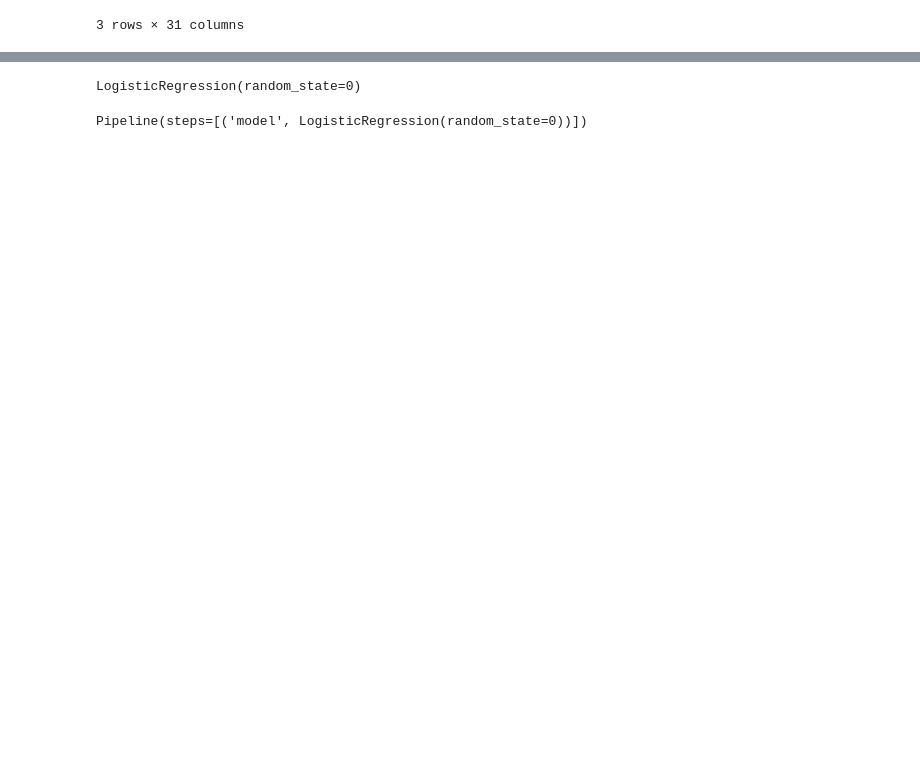
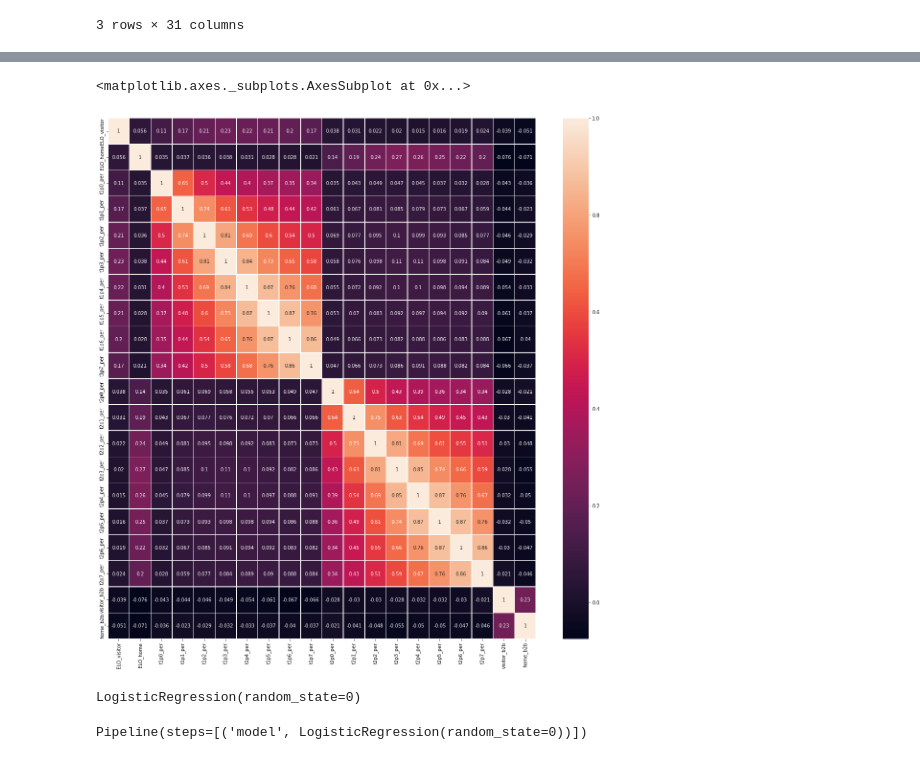
Before and after one commit to PSergey24/jupyter_notebooks, a Jupyter notebook: NBA_prediction.ipynb, the cells around one changed output, grey strips where cells are left out. Cells and saved outputs as stored; diff of their text form; code cells hidden in the pictures; blank space fills up the shorter version.

```diff
--- a/NBA_prediction.ipynb
+++ b/NBA_prediction.ipynb
@@ -194,6 +201,15 @@ train_df.head(3)
 # %%
 train_features = train_df.loc[:, 'ELO_visitor':'home_b2b']
 Y = train_df.loc[:, 'Y']
+# %%
+corr_matrix = train_features.corr()
+
+#Using heatmap to visualize the correlation matrix
+fig, ax = plt.subplots(figsize=(20,20))
+sn.heatmap(corr_matrix, annot=True, linewidths=.5, ax=ax)
+# %% [output]
+<matplotlib.axes._subplots.AxesSubplot at 0x...>
+[figure, added]
 # %%
 model = LogisticRegression(random_state=0)
 model.fit(train_features, Y)
```
Also changed, not shown: parts of 25 cells of this notebook.
